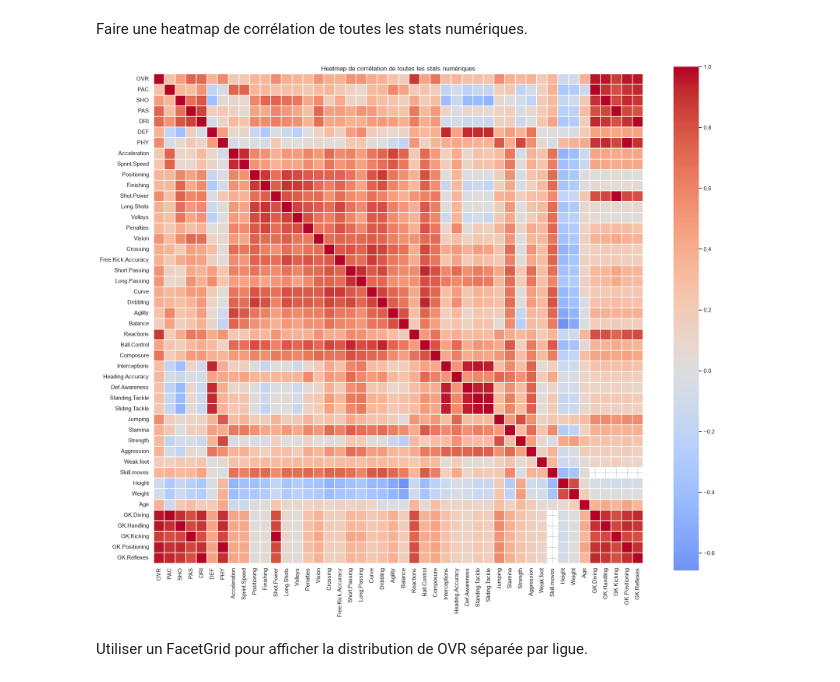
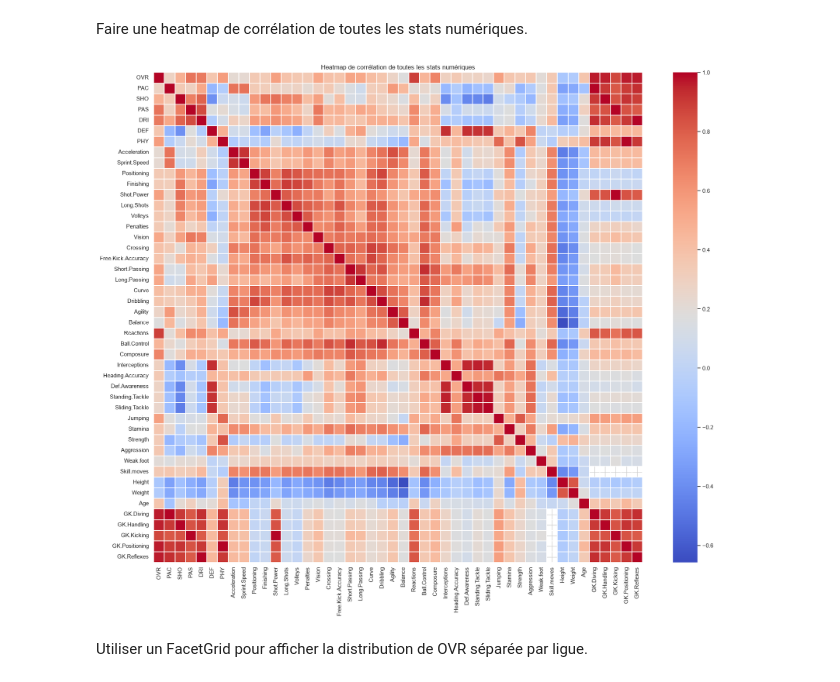
Before and after one commit to Maxime-casr/D-tection-Joueur, a Jupyter notebook: TP_Maxime_Casteras.ipynb, the cells around one changed output. Cells and saved outputs as stored; diff of their text form; code cells hidden in the pictures.

```diff
--- a/TP_Maxime_Casteras.ipynb
+++ b/TP_Maxime_Casteras.ipynb
@@ -7,8 +7,7 @@ import matplotlib.pyplot as plt
 from pyparsing import col
 
 
-sns.set_theme(style='whitegrid')
-df = pd.read_csv(r'C:\Users\mcasteras\Desktop\Projets\M2\Visualisation des donnée matplotlib et seaborn\Data\all_players_clean.csv')
+df = pd.read_csv(r'Data\all_players_clean.csv')
 # %% [markdown]
 ## 1. Compréhension du dataset
 # %% [markdown]
@@ -335,13 +334,13 @@ Faire une heatmap de corrélation de toutes les stats numériques.
 # %%
 correlations = df.select_dtypes(include='number').corr()
 
 plt.figure(figsize=(18, 15))
-sns.heatmap(correlations, cmap='coolwarm', center=0, square=True, linewidths=0.2)
+sns.heatmap(correlations, cmap='coolwarm', linewidths=0.2)
 plt.title('Heatmap de corrélation de toutes les stats numériques')
 plt.tight_layout()
 plt.show()
 # %% [output]
-[figure, old version]
+[figure, new version]
 # %% [markdown]
 Utiliser un FacetGrid pour afficher la distribution de OVR séparée par ligue.
 # %%
```
Also changed, not shown: parts of 4 cells of this notebook.
